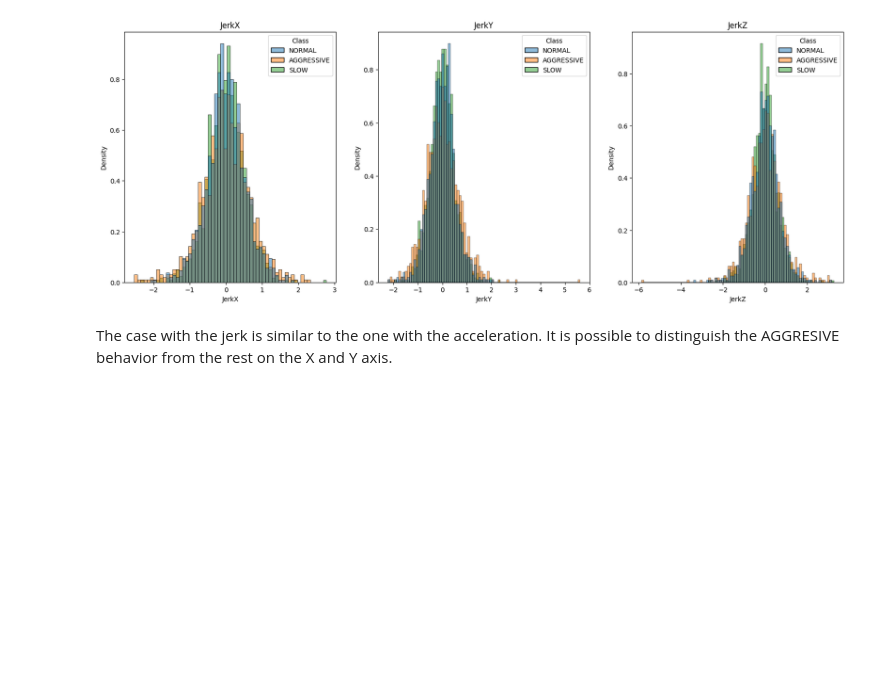
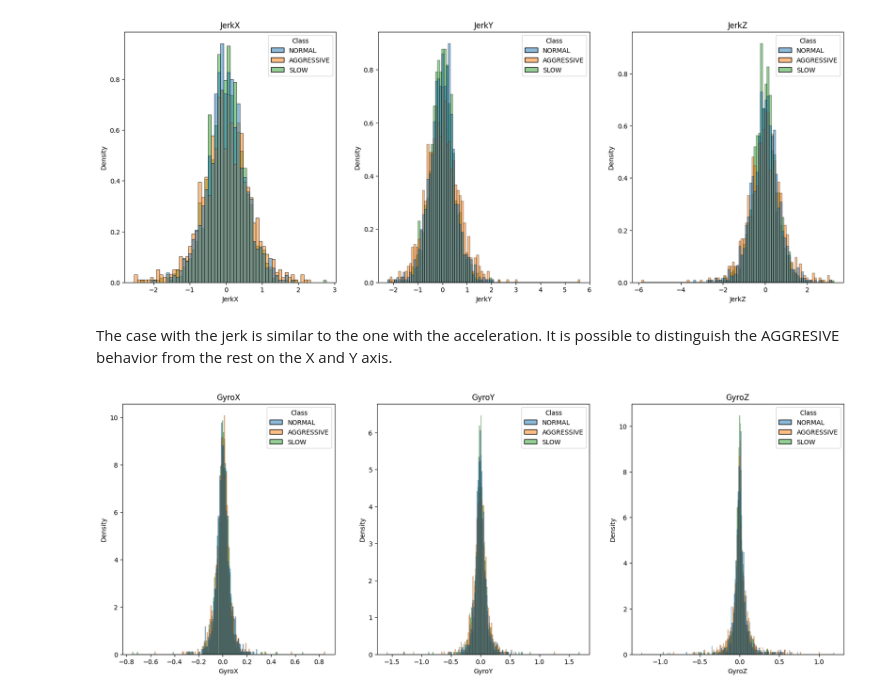
Before and after one commit to aurvantGitHub/driving_behavior, a Jupyter notebook: main.ipynb, the cells around one changed output. Cells and saved outputs as stored; diff of their text form; code cells hidden in the pictures; blank space fills up the shorter version.

```diff
--- a/main.ipynb
+++ b/main.ipynb
@@ -467,3 +467,12 @@ plt.show()
 [figure]
 # %% [markdown]
 The case with the jerk is similar to the one with the acceleration. It is possible to distinguish the AGGRESIVE behavior from the rest on the X and Y axis.
+# %%
+# angular velocity histograms
+fig, axes = plt.subplots(1, 3, figsize=(20, 7))
+axes = axes.flatten()
+for i, gyro in enumerate(['GyroX', 'GyroY', 'GyroZ']):
+    sns.histplot(data=df_complete, x=gyro, hue='Class', stat='density', common_norm=False, ax=axes[i])
+    axes[i].set_title(gyro)
+# %% [output]
+[figure, added]
```
Also changed, not shown: parts of 6 cells of this notebook.
